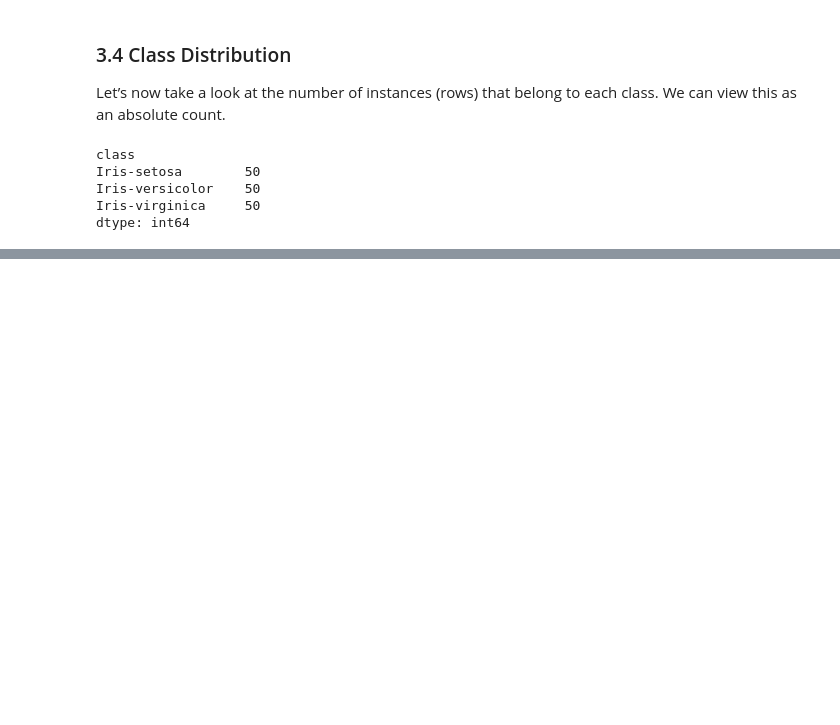
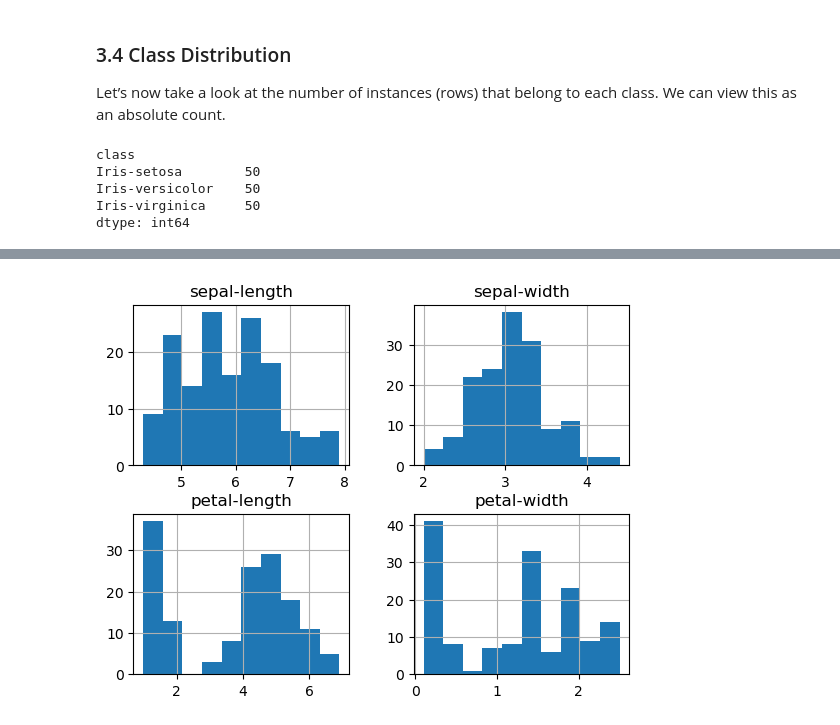
Before and after one commit to chong-lu/Assignment5-ML-Python, a Jupyter notebook: notebooks/machine-learning-in-python.ipynb, the cells around one changed output, grey strips where cells are left out. Cells and saved outputs as stored; diff of their text form; code cells hidden in the pictures; blank space fills up the shorter version.

```diff
--- a/notebooks/machine-learning-in-python.ipynb
+++ b/notebooks/machine-learning-in-python.ipynb
@@ -129,0 +146,6 @@ The complete example is listed below.
+# %%
+# histograms
+dataset.hist()
+plt.show()
+# %% [output]
+[figure, added]
```
Also changed, not shown: parts of 26 cells of this notebook, 1 other file.
